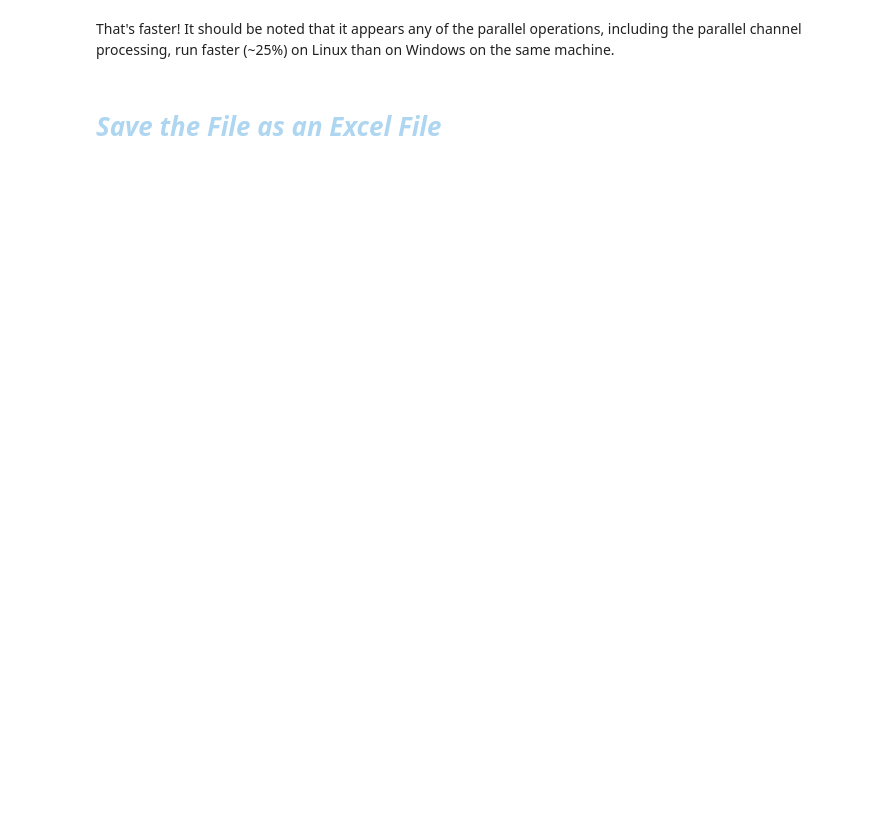
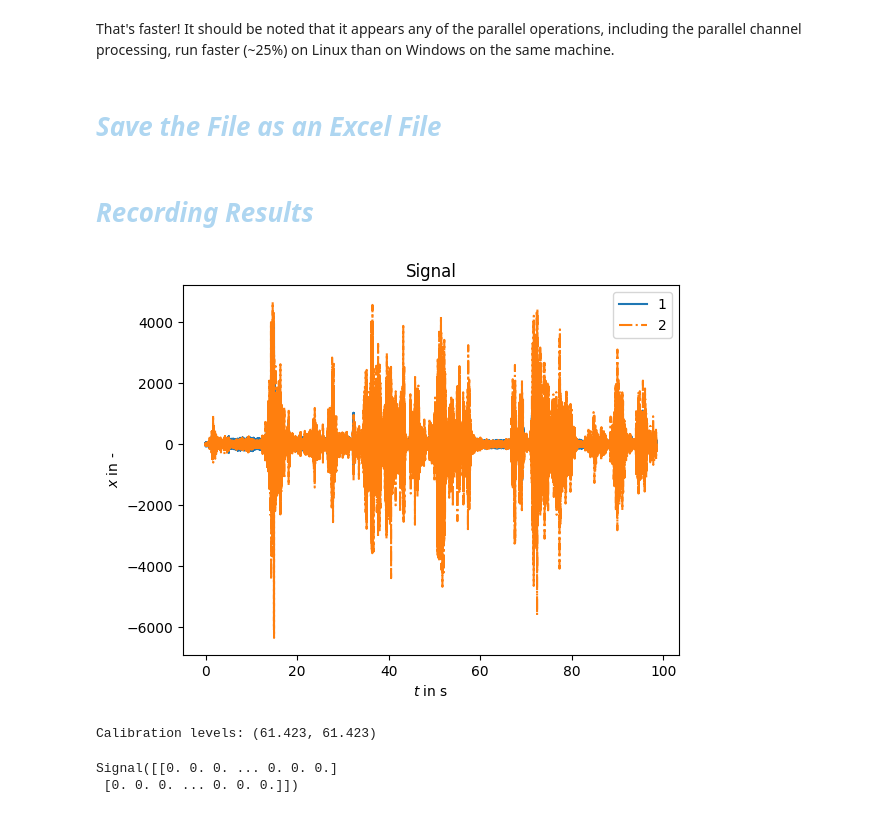
Before and after one commit to HussamAlBasha/IDS-Institute-for-Design-Strategies, a Jupyter notebook: Soundscapy/1) Binaural/Binaural-Recording-Analysis.ipynb, the cells around one changed output. Cells and saved outputs as stored; diff of their text form; code cells hidden in the pictures; blank space fills up the shorter version.

```diff
--- a/Soundscapy/1) Binaural/Binaural-Recording-Analysis.ipynb
+++ b/Soundscapy/1) Binaural/Binaural-Recording-Analysis.ipynb
@@ -451,3 +451,25 @@ That's faster! It should be noted that it appears any of the parallel operations
 # %%
 from datetime import datetime
 df.to_excel(wav_folder.parent.joinpath("", f"ParallelTest_{datetime.today().strftime('%Y-%m-%d')}.xlsx"))
+# %% [markdown]
+# <h1 style="color:#AED6F1 ; font-weight: bold; font-style: italic;">Recording Results</h1>
+# %%
+# import soundfile as sf
+# data, samplerate = sf.read('C:/Users/fspintern1/Desktop/Internship - Hussam/Intern/Soundscapy/1) Binaural/data/move.wav')
+# data = data[:, :2]
+# sf.write('o_move.wav', data, samplerate, subtype='PCM_16')
+
+wav_folder = Path().cwd().joinpath("data")
+binaural_wav = wav_folder.joinpath("o_move.wav") #we can load and Binaural Recording
+b = Binaural.from_wav(binaural_wav)
+b.plot();
+# %% [output]
+[figure, added]
+# %%
+decibel = (61.423, 61.423)
+print(f"Calibration levels: {decibel}")
+b.calibrate_to(decibel, inplace=True)
+# %% [output]
+Calibration levels: (61.423, 61.423)
+Signal([[0. 0. 0. ... 0. 0. 0.]
+ [0. 0. 0. ... 0. 0. 0.]])
```
Also changed, not shown: parts of 15 cells of this notebook, 4 other files.
